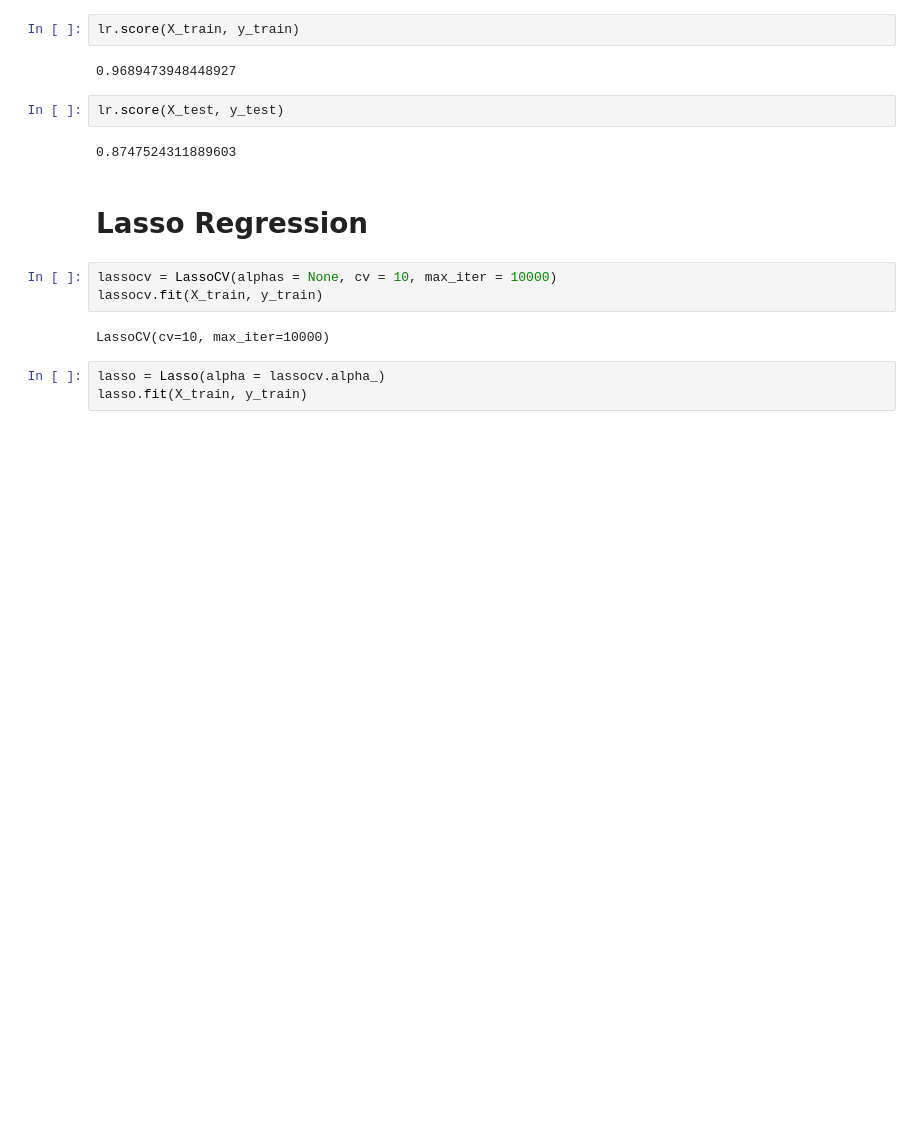
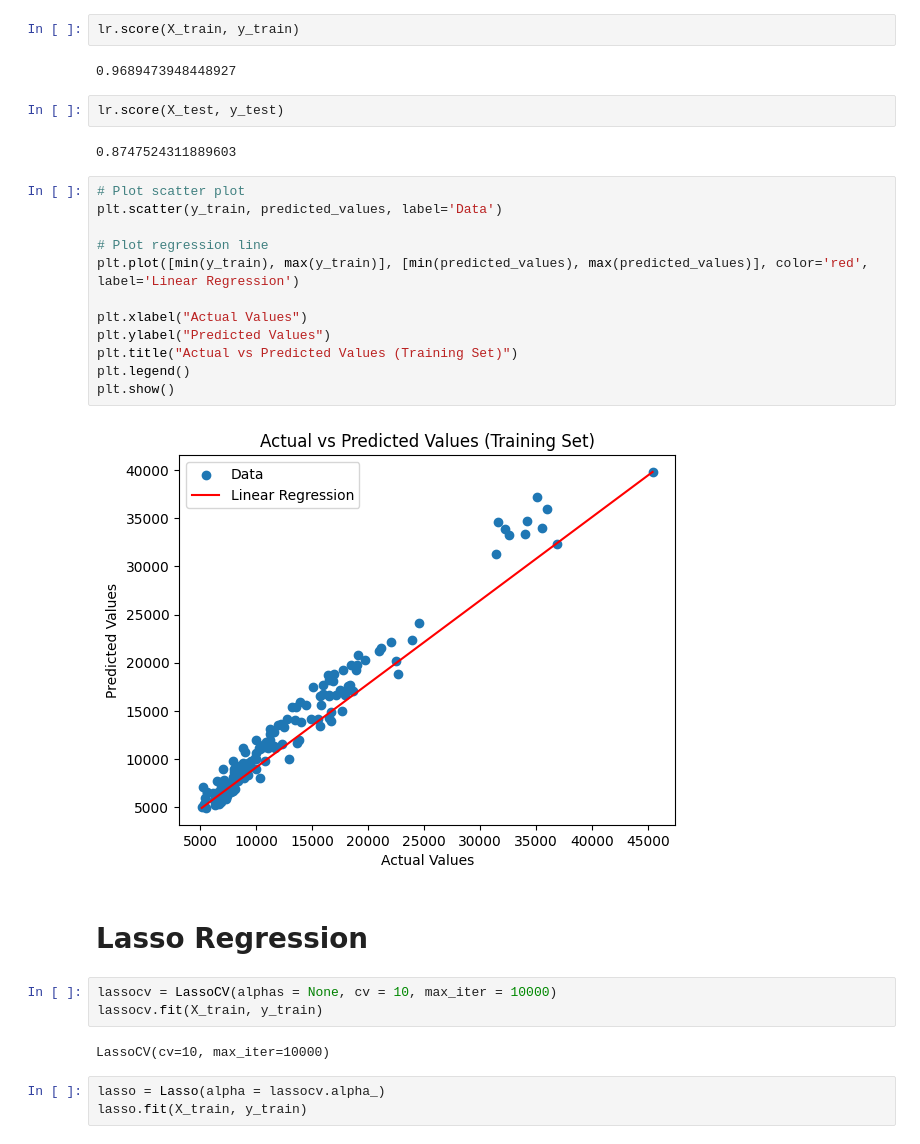
Before and after one commit to sukrutimallesh/Car-price-prediction-model, a Jupyter notebook: car_prediction_model/data_cleaning.ipynb, the cells around one changed output. Cells and saved outputs as stored; diff of their text form; blank space fills up the shorter version.

Commit message:
visulazing the regression line

```diff
--- a/car_prediction_model/data_cleaning.ipynb
+++ b/car_prediction_model/data_cleaning.ipynb
@@ -679,6 +679,20 @@ lr.score(X_train, y_train)
 lr.score(X_test, y_test)
 # %% [output]
 0.8747524311889603
+# %%
+# Plot scatter plot
+plt.scatter(y_train, predicted_values, label='Data')
+
+# Plot regression line
+plt.plot([min(y_train), max(y_train)], [min(predicted_values), max(predicted_values)], color='red', label='Linear Regression')
+
+plt.xlabel("Actual Values")
+plt.ylabel("Predicted Values")
+plt.title("Actual vs Predicted Values (Training Set)")
+plt.legend()
+plt.show()
+# %% [output]
+[figure, added]
 # %% [markdown]
 # Lasso Regression
 # %%
```
Also changed, not shown: parts of 20 cells of this notebook.
